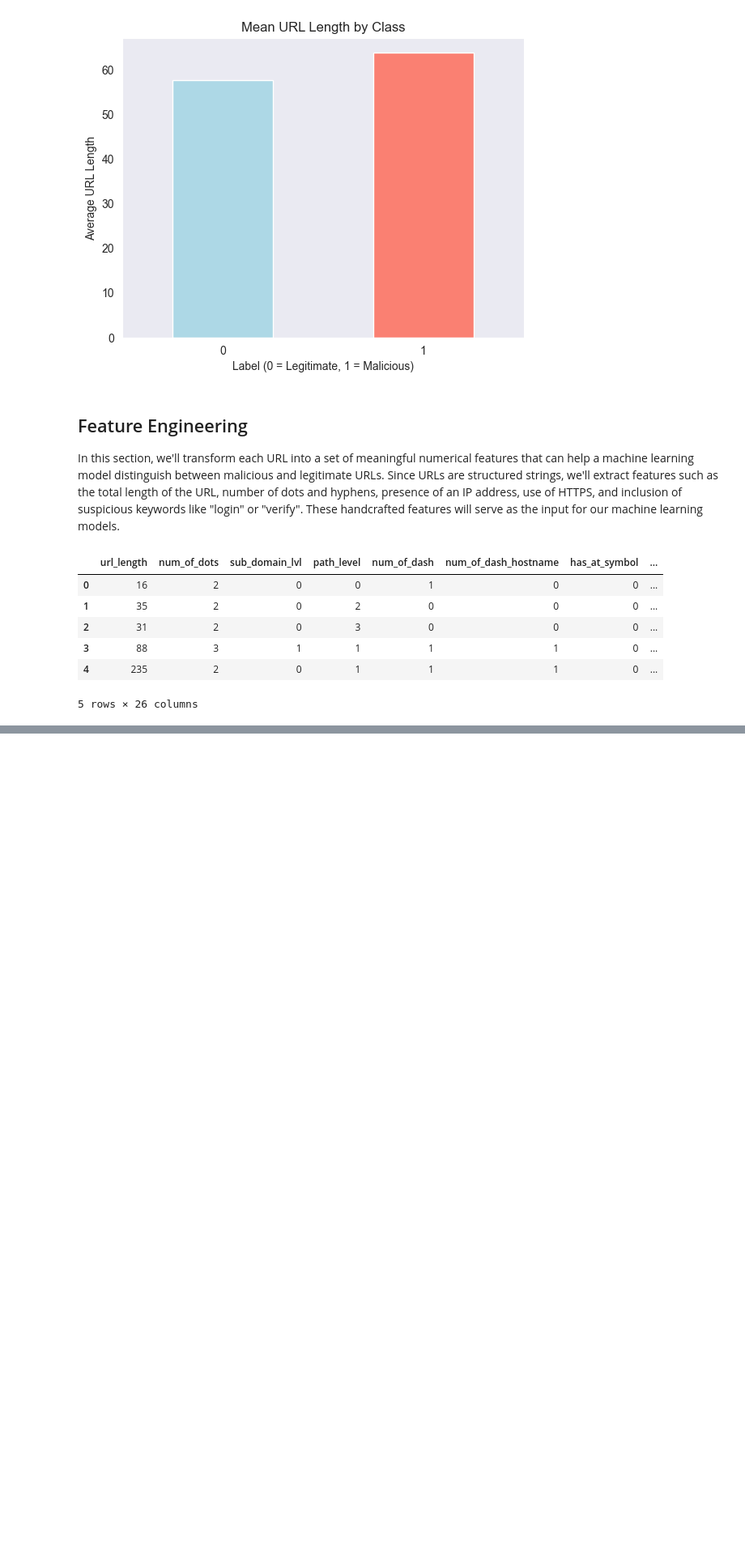
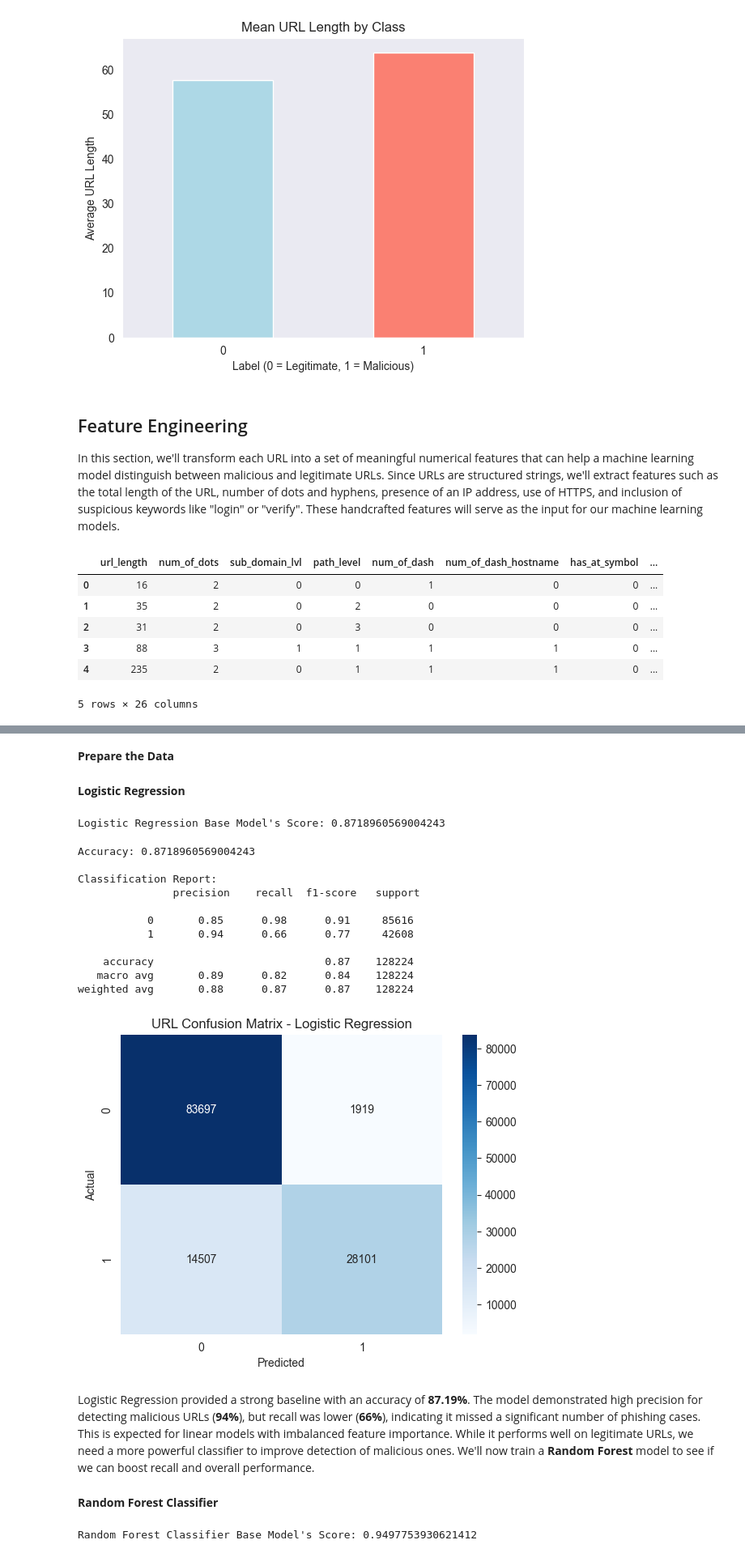
Before and after one commit to otuemre/EmailPhishingDetection, a Jupyter notebook: notebooks/02_url_training.ipynb, the cells around one changed output, grey strips where cells are left out. Shown at 81% size. Saved outputs shown, nothing was run; the diff lists cells and outputs as text; code cells hidden in the pictures; blank space fills up the shorter version.

Commit message:
Install XGBoost and fit the models

```diff
--- a/notebooks/02_url_training.ipynb
+++ b/notebooks/02_url_training.ipynb
@@ -261,0 +266,72 @@ features_df.to_csv('../data/url_features_extracted.csv', index=False)
+# %% [markdown]
+**Prepare the Data**
+# %%
+# Get X and y
+X = features_df.drop('label', axis=1)
+y = features_df['label']
+
+# Split to Train and Test
+X_train, X_test, y_train, y_test = train_test_split(X, y, test_size=0.2, random_state=42, stratify=y)
+# %% [markdown]
+**Logistic Regression**
+# %%
+# Initiate and Fit the Model
+lr_model = LogisticRegression(max_iter=5000)
+lr_model.fit(X_train, y_train)
+
+# Print the Score
+lr_score = lr_model.score(X_test, y_test)
+print(f"Logistic Regression Base Model's Score: {lr_score}")
+
+# Get the Predicts
+y_pred_lr = lr_model.predict(X_test)
+# %% [output]
+Logistic Regression Base Model's Score: 0.8718960569004243
+# %%
+# Accuracy
+print("Accuracy:", accuracy_score(y_test, y_pred_lr))
+
+# Detailed Report
+print("\nClassification Report:\n", classification_report(y_test, y_pred_lr))
+
+# Confusion Matrix
+sns.heatmap(confusion_matrix(y_test, y_pred_lr), annot=True, fmt='d', cmap='Blues')
+plt.title('URL Confusion Matrix - Logistic Regression')
+plt.xlabel('Predicted')
+plt.ylabel('Actual')
+
+# Save as Image
+plt.savefig(fname='../images/URL_Logistic_Regression_Confusion_Matrix.png')
+
+# Show the Plot
+plt.show()
+# %% [output]
+Accuracy: 0.8718960569004243
+
+Classification Report:
+               precision    recall  f1-score   support
+
+           0       0.85      0.98      0.91     85616
+           1       0.94      0.66      0.77     42608
+
+    accuracy                           0.87    128224
+   macro avg       0.89      0.82      0.84    128224
+weighted avg       0.88      0.87      0.87    128224
+[figure, added]
+# %% [markdown]
+Logistic Regression provided a strong baseline with an accuracy of **87.19%**. The model demonstrated high precision for detecting malicious URLs (**94%**), but recall was lower (**66%**), indicating it missed a significant number of phishing cases. This is expected for linear models with imbalanced feature importance. While it performs well on legitimate URLs, we need a more powerful classifier to improve detection of malicious ones. We'll now train a **Random Forest** model to see if we can boost recall and overall performance.
+# %% [markdown]
+**Random Forest Classifier**
+# %%
+# Initiate and Fit the Model
+rf_model = RandomForestClassifier(n_estimators=100, random_state=42)
+rf_model.fit(X_train, y_train)
+
+# Print the Score
+rf_score = rf_model.score(X_test, y_test)
+print(f"Random Forest Classifier Base Model's Score: {rf_score}")
+
+# Get the Predicts
+y_pred_rf = rf_model.predict(X_test)
+# %% [output]
+Random Forest Classifier Base Model's Score: 0.9497753930621412
```
Also changed, not shown: parts of 7 cells of this notebook, 4 other files.
